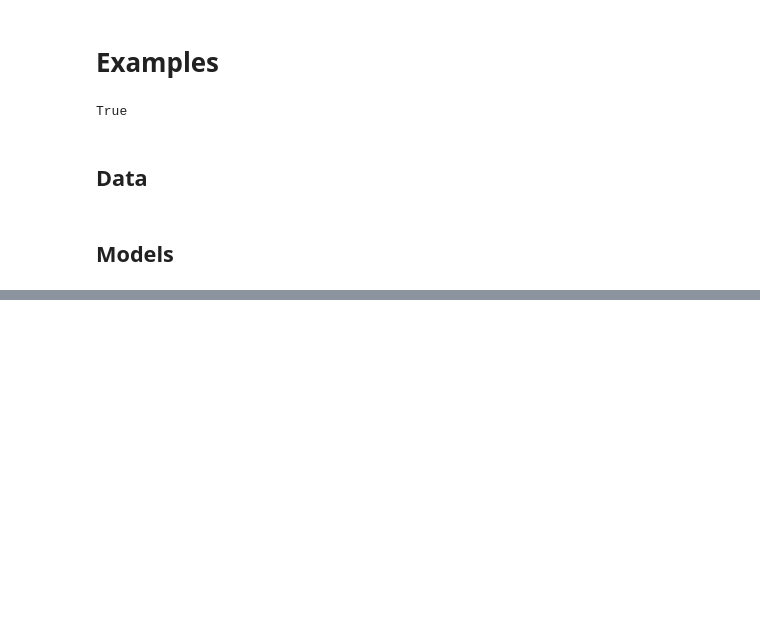
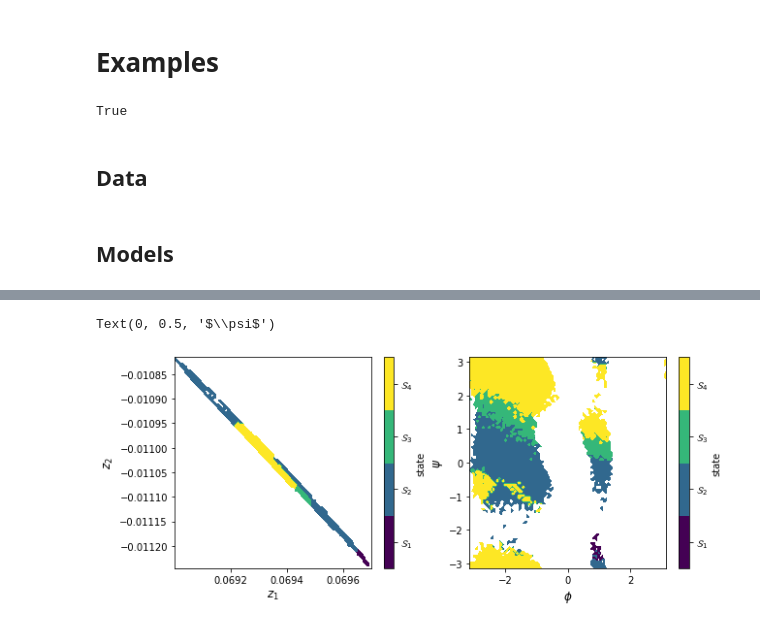
Before and after one commit to ZoneTsuyoshi/time-structured-vae, a Jupyter notebook: example.ipynb, the cells around one changed output, grey strips where cells are left out. Cells and saved outputs as stored; diff of their text form; code cells hidden in the pictures; blank space fills up the shorter version.

```diff
--- a/example.ipynb
+++ b/example.ipynb
@@ -39,0 +74,15 @@ Train Epoch: [1/1] main:0.7567 MSELoss:0.0630 KLD Loss:0.0000 KLD Transition Los
+# %%
+n_states = 4; title_list = ["embed", r"$(\phi,\psi)$"]
+metastable_traj = msm.metastable_assignments[dtrajs_concatenated]
+fig, ax = plt.subplots(1,2,figsize=(10,4))
+fs=12
+for i, d in enumerate([embed, ref_data]):
+    _, _, misc = pyemma.plots.plot_state_map(*d[:,:2].T, metastable_traj, ax=ax[i])
+    misc['cbar'].set_ticklabels([r'$\mathcal{S}_%d$'%(k+1) for k in range(n_macrostates)])
+ax[0].set_xlabel(r"$z_1$", fontsize=fs)
+ax[0].set_ylabel(r"$z_2$", fontsize=fs)
+ax[1].set_xlabel(r"$\phi$", fontsize=fs)
+ax[1].set_ylabel(r"$\psi$", fontsize=fs)
+# %% [output]
+Text(0, 0.5, '$\\psi$')
+[figure, added]
```
Also changed, not shown: parts of 9 cells of this notebook, 6 other files.
